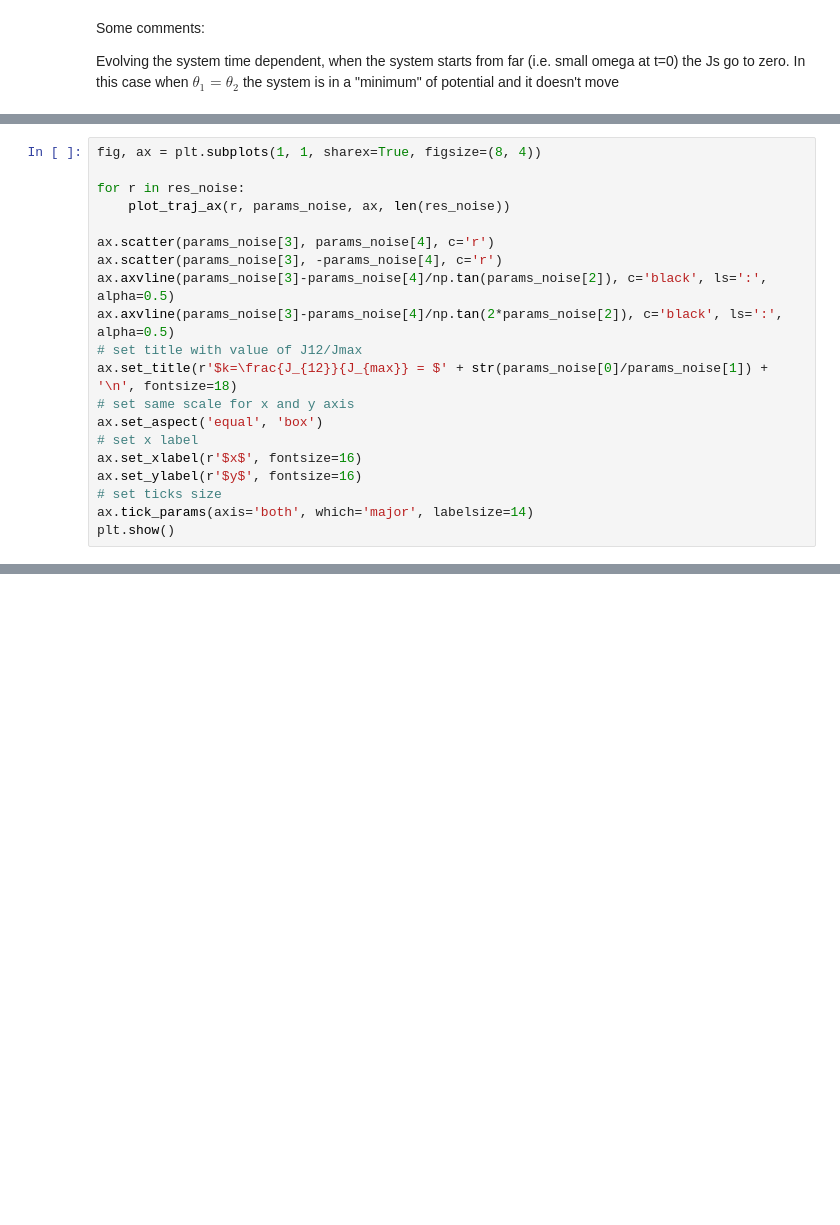
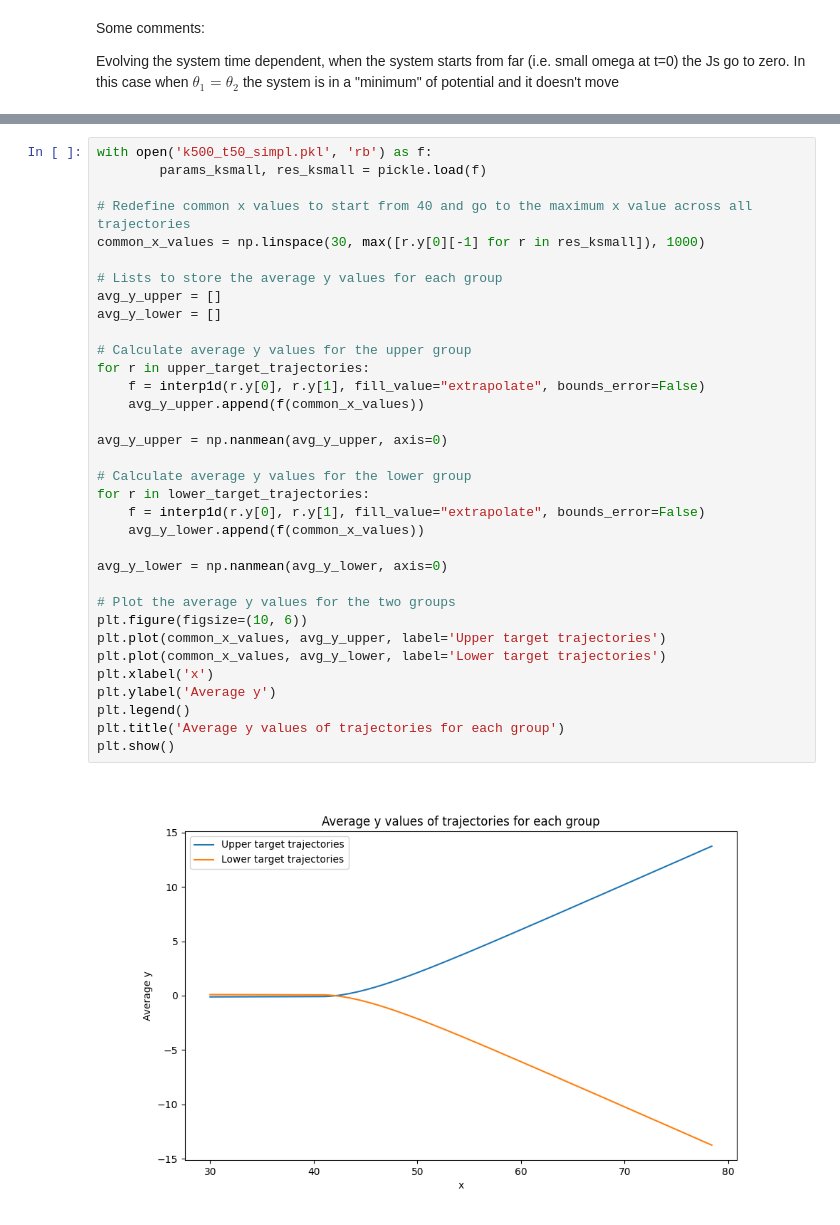
Before and after one commit to eleonoragatti44/Master-Thesis-Gatti, a Jupyter notebook: ode_models/bifurcation_traj/bifurcation_traj.ipynb, the cells around one changed output, grey strips where cells are left out. Cells and saved outputs as stored; diff of their text form; blank space fills up the shorter version.

```diff
--- a/ode_models/bifurcation_traj/bifurcation_traj.ipynb
+++ b/ode_models/bifurcation_traj/bifurcation_traj.ipynb
@@ -211,20 +201,0 @@ KeyboardInterrupt:
-# %%
-fig, ax = plt.subplots(1, 1, sharex=True, figsize=(8, 4))
-
-for r in res_noise:
-    plot_traj_ax(r, params_noise, ax, len(res_noise))
-
-ax.scatter(params_noise[3], params_noise[4], c='r')
-ax.scatter(params_noise[3], -params_noise[4], c='r')
-ax.axvline(params_noise[3]-params_noise[4]/np.tan(params_noise[2]), c='black', ls=':', alpha=0.5)
-ax.axvline(params_noise[3]-params_noise[4]/np.tan(2*params_noise[2]), c='black', ls=':', alpha=0.5)
-# set title with value of J12/Jmax
-ax.set_title(r'$k=\frac{J_{12}}{J_{max}} = $' + str(params_noise[0]/params_noise[1]) + '\n', fontsize=18)
-# set same scale for x and y axis
-ax.set_aspect('equal', 'box')
-# set x label
-ax.set_xlabel(r'$x$', fontsize=16)
-ax.set_ylabel(r'$y$', fontsize=16)
-# set ticks size
-ax.tick_params(axis='both', which='major', labelsize=14)
-plt.show()
@@ -236,0 +261,36 @@ plot_thetas(res_noise[0])
+# %%
+with open('k500_t50_simpl.pkl', 'rb') as f:
+        params_ksmall, res_ksmall = pickle.load(f)
+
+# Redefine common x values to start from 40 and go to the maximum x value across all trajectories
+common_x_values = np.linspace(30, max([r.y[0][-1] for r in res_ksmall]), 1000)
+
+# Lists to store the average y values for each group
+avg_y_upper = []
+avg_y_lower = []
+
+# Calculate average y values for the upper group
+for r in upper_target_trajectories:
+    f = interp1d(r.y[0], r.y[1], fill_value="extrapolate", bounds_error=False)
+    avg_y_upper.append(f(common_x_values))
+
+avg_y_upper = np.nanmean(avg_y_upper, axis=0)
+
+# Calculate average y values for the lower group
+for r in lower_target_trajectories:
+    f = interp1d(r.y[0], r.y[1], fill_value="extrapolate", bounds_error=False)
+    avg_y_lower.append(f(common_x_values))
+
+avg_y_lower = np.nanmean(avg_y_lower, axis=0)
+
+# Plot the average y values for the two groups
+plt.figure(figsize=(10, 6))
+plt.plot(common_x_values, avg_y_upper, label='Upper target trajectories')
+plt.plot(common_x_values, avg_y_lower, label='Lower target trajectories')
+plt.xlabel('x')
+plt.ylabel('Average y')
+plt.legend()
+plt.title('Average y values of trajectories for each group')
+plt.show()
+# %% [output]
+[figure, added]
```
Also changed, not shown: parts of 10 cells of this notebook, 40 other files.
